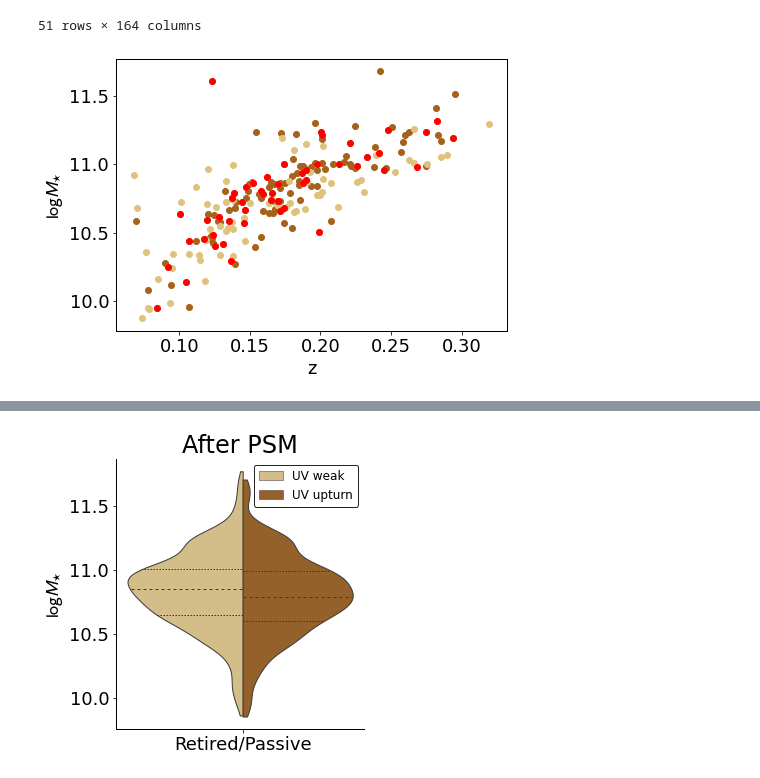
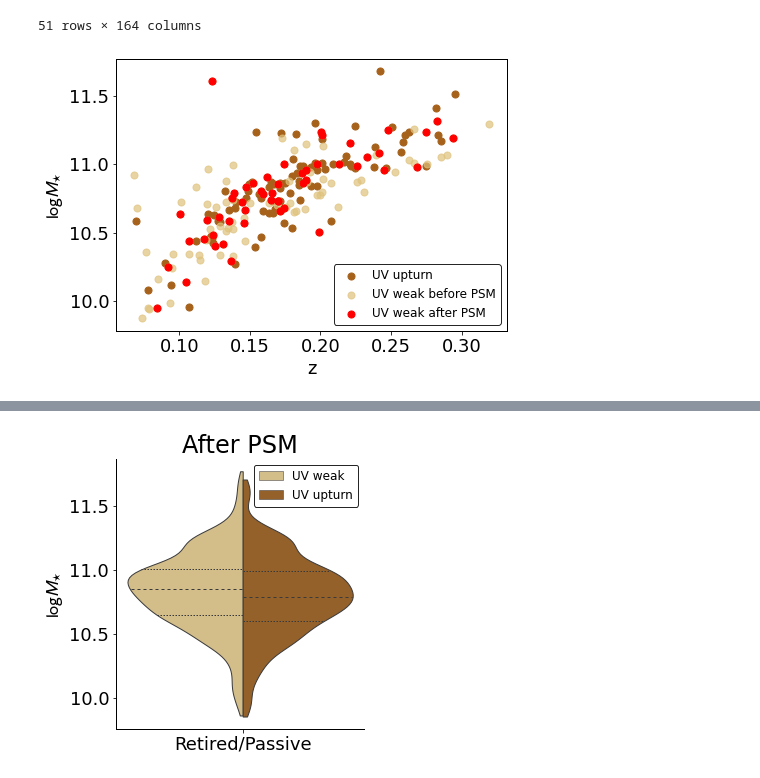
Before and after one commit to mdastro/UVupturn-RSGs, a Jupyter notebook: UV_PSM/UV PSM.ipynb, the cells around one changed output, grey strips where cells are left out. Cells and saved outputs as stored; diff of their text form; code cells hidden in the pictures.

```diff
--- a/UV_PSM/UV PSM.ipynb
+++ b/UV_PSM/UV PSM.ipynb
@@ -323,14 +323,17 @@ uv_weak_psmed
 # %%
 plt.rcParams.update(plotpars)
 
-plt.scatter(y=uv_upturn['logmstar'], x=uv_upturn['Z'], c=palette[1])
-plt.scatter(y=uv_weak['logmstar'], x=uv_weak['Z'], c=palette[0])
-plt.scatter(y=uv_weak_psmed['logmstar'], x=uv_weak_psmed['Z'], c='red')
+plt.scatter(y=uv_upturn['logmstar'], x=uv_upturn['Z'], c=palette[1], label='UV upturn', s=50, alpha=1.)
+plt.scatter(y=uv_weak['logmstar'], x=uv_weak['Z'], c=palette[0], label='UV weak before PSM', s=50, alpha=0.7)
+plt.scatter(y=uv_weak_psmed['logmstar'], x=uv_weak_psmed['Z'], c='red', label='UV weak after PSM', s=50, alpha=1.)
 plt.xlabel("z")
 plt.ylabel(r"$\log M_{\star}$")
+plt.legend(loc='best')
+plt.savefig(os.path.join(results_path, 'psm_before_after.pdf'))
+plt.savefig(os.path.join(results_path, 'psm_before_after.png'))
 plt.show()
 # %% [output]
-[figure, old version]
+[figure, new version]
 # %%
 uv_redseq_psmed = pd.concat([uv_upturn, uv_weak_psmed])
 # %%
```
Also changed, not shown: parts of 1 cell of this notebook, 2 other files.
